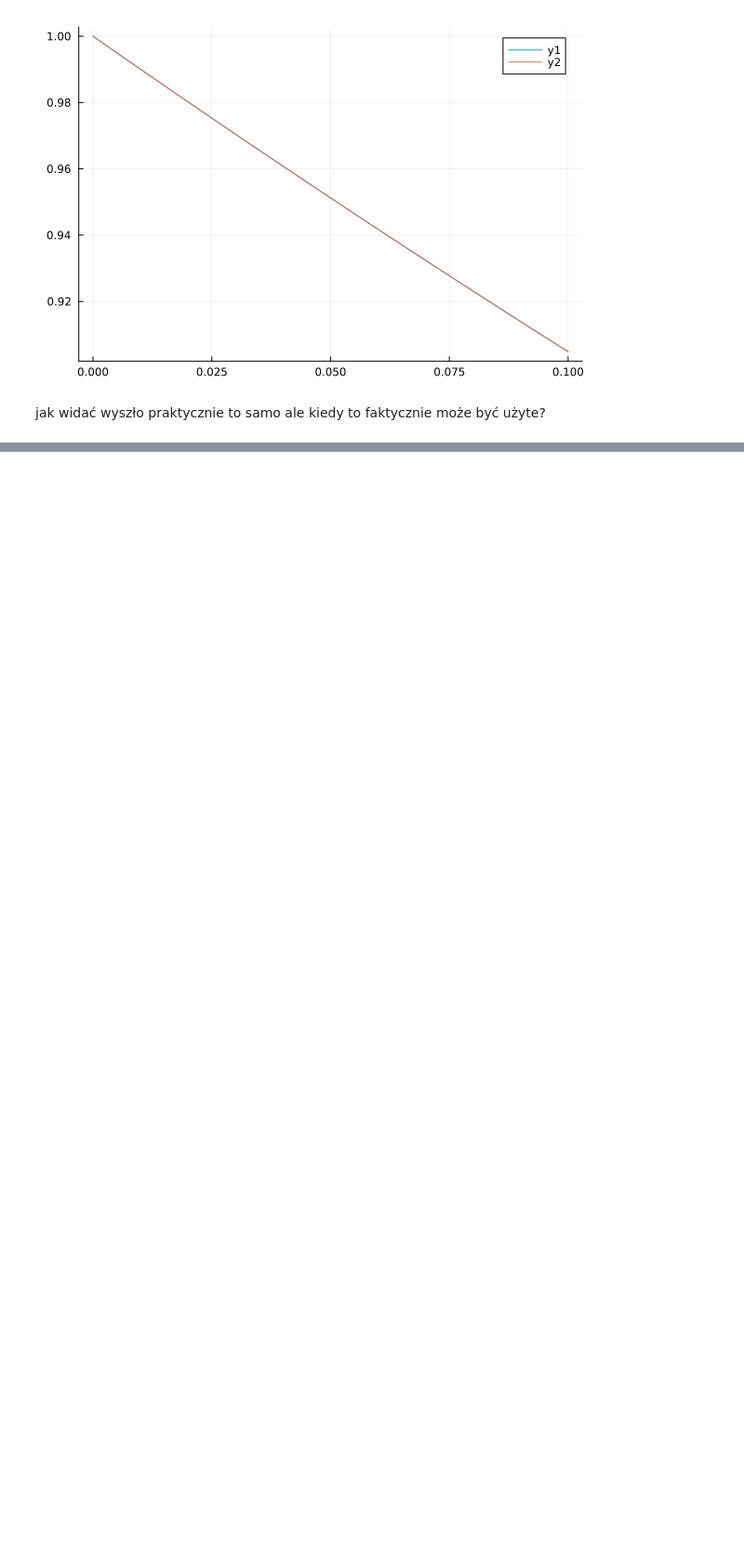
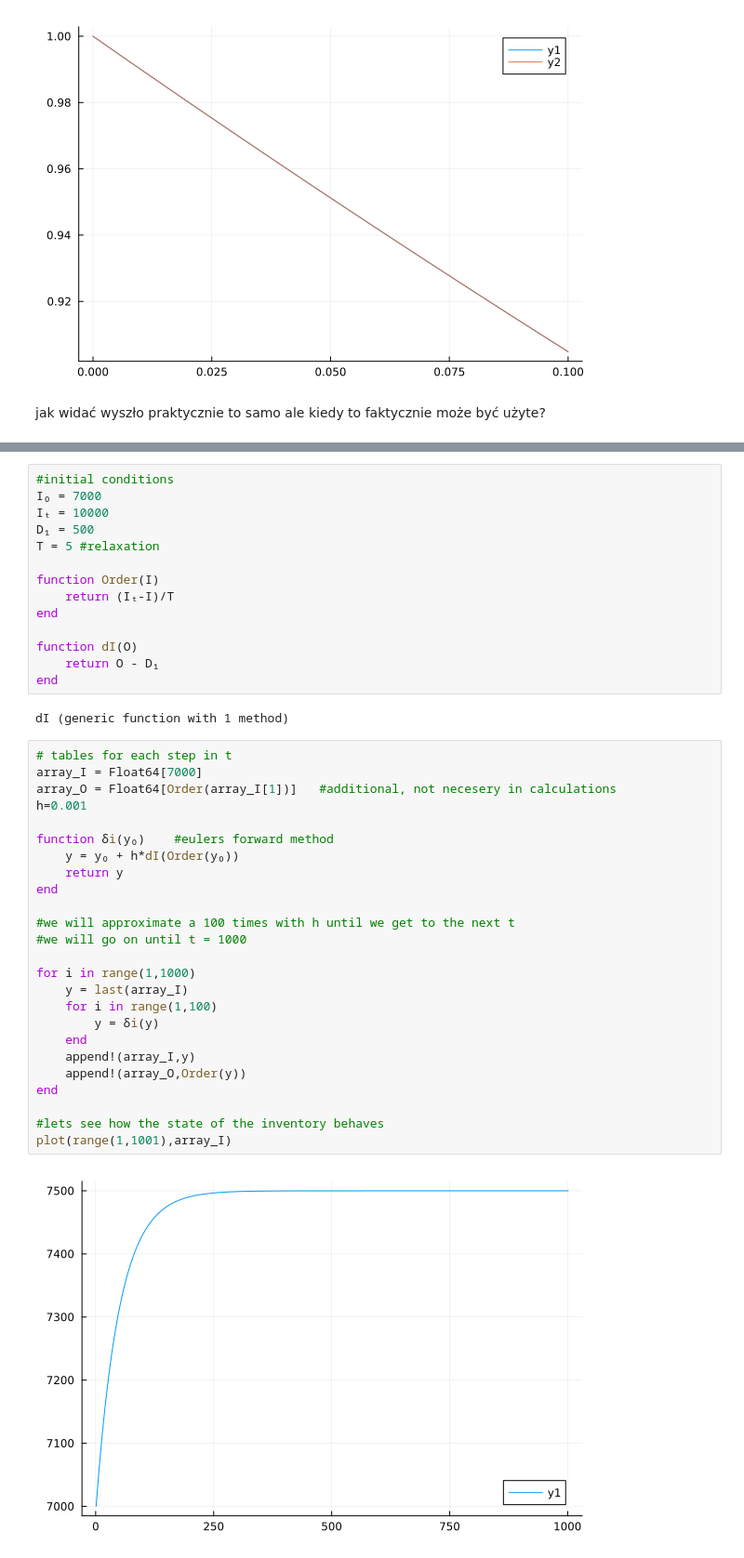
Before and after one commit to piotrczech/optimization-of-inventory-deliveries, a Jupyter notebook: example.ipynb, the cells around one changed output, grey strips where cells are left out. Shown at 93% size. Saved outputs shown, nothing was run; the diff lists cells and outputs as text; blank space fills up the shorter version.

```diff
--- a/example.ipynb
+++ b/example.ipynb
@@ -41,0 +51,43 @@ ale kiedy to faktycznie może być użyte?
+# %%
+#initial conditions
+I₀ = 7000
+Iₜ = 10000
+D₁ = 500
+T = 5 #relaxation
+
+function Order(I)
+    return (Iₜ-I)/T
+end
+
+function dI(O)
+    return O - D₁
+end
+# %% [output]
+dI (generic function with 1 method)
+# %%
+# tables for each step in t
+array_I = Float64[7000]
+array_O = Float64[Order(array_I[1])]   #additional, not necesery in calculations
+h=0.001
+
+function δi(y₀)    #eulers forward method
+    y = y₀ + h*dI(Order(y₀))
+    return y
+end
+
+#we will approximate a 100 times with h until we get to the next t
+#we will go on until t = 1000
+
+for i in range(1,1000)
+    y = last(array_I)
+    for i in range(1,100)
+        y = δi(y)
+    end
+    append!(array_I,y)
+    append!(array_O,Order(y))
+end
+
+#lets see how the state of the inventory behaves
+plot(range(1,1001),array_I)
+# %% [output]
+[figure, added]
```
Also changed, not shown: parts of 3 cells of this notebook.
